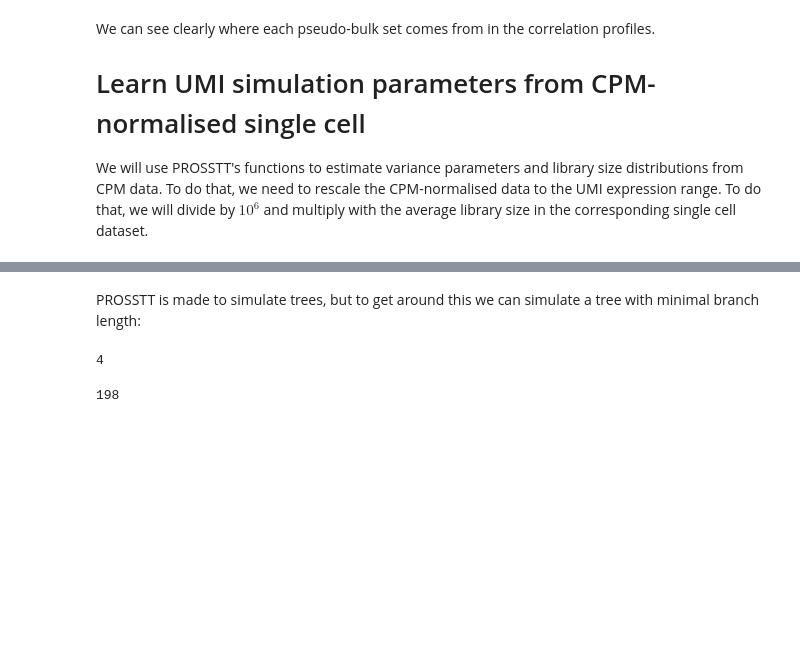
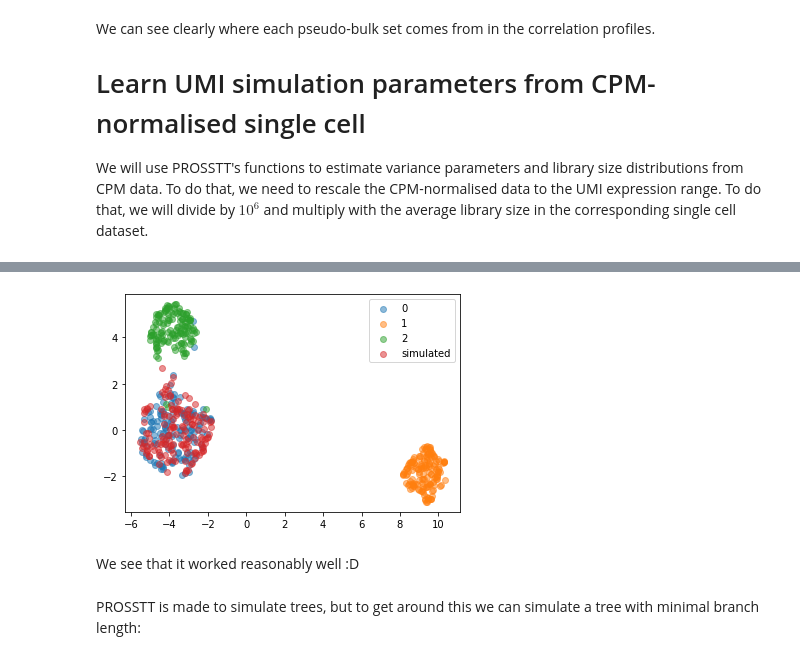
Before and after one commit to soedinglab/prosstt, a Jupyter notebook: examples/blood.ipynb, the cells around one changed output, grey strips where cells are left out. Saved outputs shown, nothing was run; the diff lists cells and outputs as text; code cells hidden in the pictures; blank space fills up the shorter version.

Commit message:
finished example for bulk learning

```diff
--- a/examples/blood.ipynb
+++ b/examples/blood.ipynb
@@ -232,0 +282,2 @@ cell_a, gene_a = summarise_data(umi_a)
+# %%
+pseudo_umi = bulk_cpm_to_umi(bulk_a, X)
@@ -232,0 +286,6 @@ cell_a, gene_a = summarise_data(umi_a)
+# %%
+Ms = {}
+for branch in stump.branches:
+    Ms[branch] = np.tile(pseudo_umi[non_zero], 2).reshape((2, static_G))
+
+stump.add_genes(Ms)
@@ -232,0 +296,10 @@ cell_a, gene_a = summarise_data(umi_a)
+# %%
+scale_params, alpha_mean, beta_mean = learn_variance_params(cell_stats, gene_stats)
+scale_mean, scale_var = scale_params
+
+# draw new variance hyperparam values
+alpha_var = np.log(1.5) # probably can tune this too but we are eyeballing here anyway
+beta_var = np.log(1.5)
+
+alpha = np.exp(random.normal(loc=alpha_mean, scale=alpha_var, size=static_G))
+beta = np.exp(random.normal(loc=beta_mean, scale=beta_var, size=static_G)) + 1
@@ -232,0 +310,20 @@ cell_a, gene_a = summarise_data(umi_a)
+# %%
+from_bulk, _pt, _br, scalings = sim._sample_data_at_times(stump, np.repeat(0, 150), alpha=alpha, beta=beta,
+                                                          scale_mean=scale_mean, scale_v=scale_var)
+
+# merge datasets
+merged = np.concatenate((X[:, non_zero], from_bulk))
+# keep track of IDs
+cell_id = np.concatenate((branches, np.repeat("simulated", from_bulk.shape[0])))
+# %%
+test = log_umap(merged, normalise="mean")
+
+fig, ax = plt.subplots()
+for i in np.unique(cell_id):
+    ax.scatter(test[cell_id==i, 0], test[cell_id==i, 1], label=i, alpha=0.5)
+
+ax.legend();
+# %% [output]
+[figure, added]
+# %% [markdown]
+We see that it worked reasonably well :D
@@ -237,8 +383,0 @@ gene_stats = gene_a
-# %%
-np.sum(np.sum(X, axis=0) == 0)
-# %% [output]
-4
-# %%
-np.sum(gene_stats['var']>0)
-# %% [output]
-198
```
Also changed, not shown: parts of 25 cells of this notebook, 1 other file.
